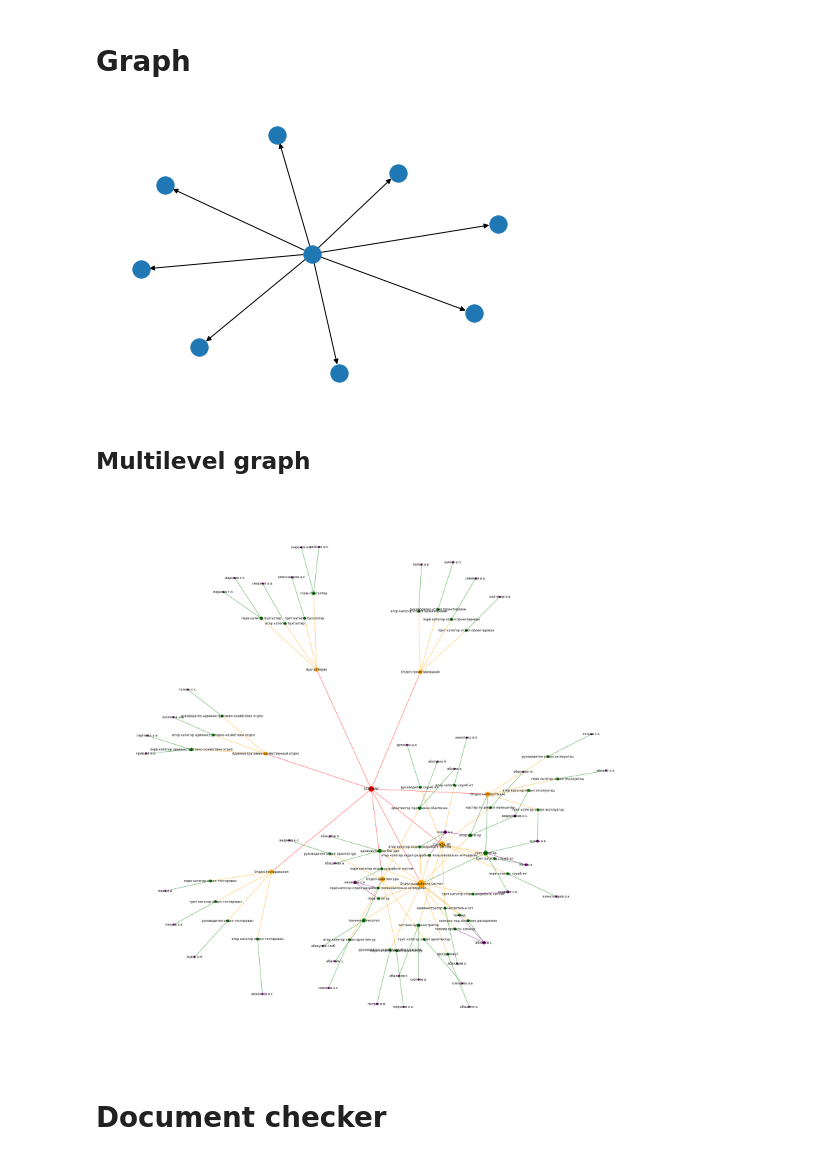
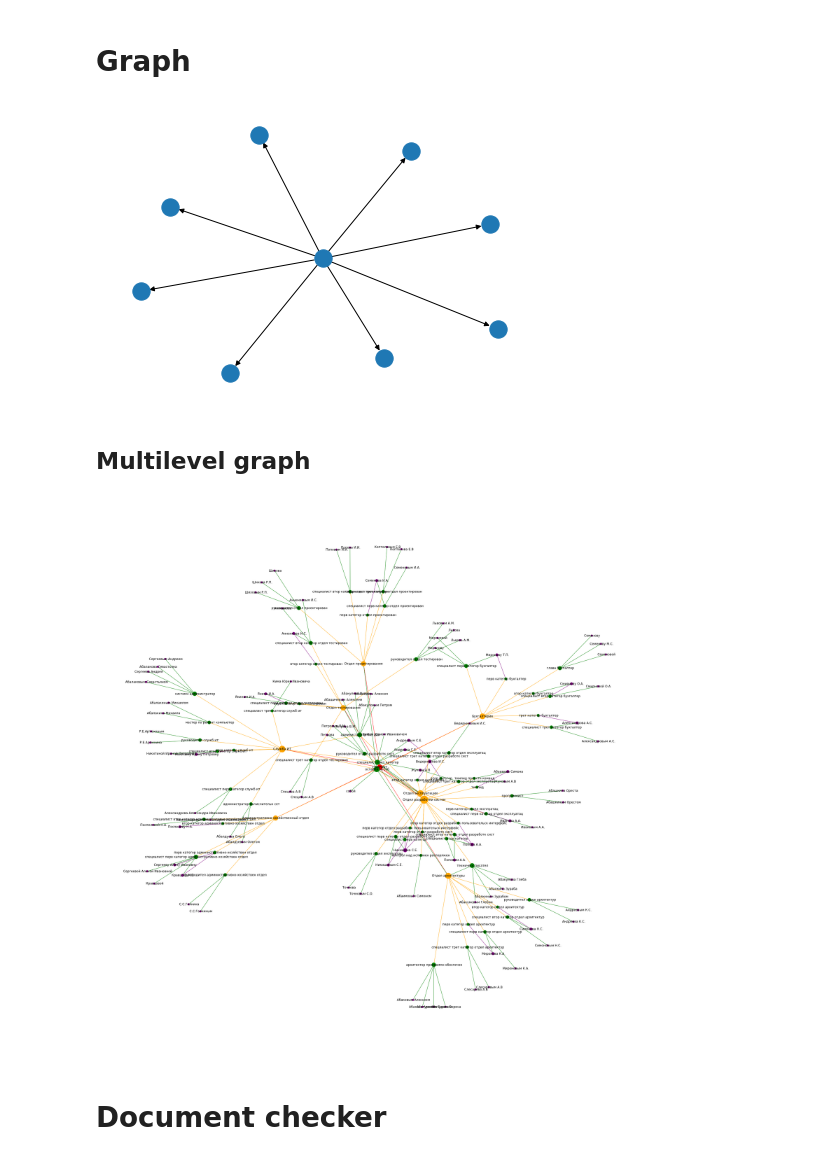
Before and after one commit to Somertonman/hackathon_2023, a Jupyter notebook: graph_org.ipynb, the cells around one changed output. Drawn from its saved outputs; the diff is of its cells as text; code cells hidden in the pictures.

Commit message:
graph updated with bigger DF

```diff
--- a/graph_org.ipynb
+++ b/graph_org.ipynb
@@ -70,8 +104,8 @@ all_parsed_graph.cs 100%[===================>]   1.62M  --.-KB/s    in 0.06s
 # %%
-df = pd.read_csv('all_parsed_graph.csv')
+df = pd.read_csv('fin_dataset.csv')
 df = df.query('name != "себя"').reset_index().drop(columns='index')
-df = df[['id', 'task_num',
-       'task_text', 'dept', 'task_responsibles_people', 'task_deadline',
-       'position', 'name', 'global_deadline', 'Tasks']]
+#df = df[['id', 'task_num',
+#       'task_text', 'dept', 'task_responsibles_people', 'task_deadline',
+#       'position', 'name', 'global_deadline', 'Tasks']]
 df.head()
 # %% [output]
@@ -276,7 +315,7 @@ for i in list(departments):
 
 nx.draw(DG)
 # %% [output]
-[figure, old version]
+[figure, new version]
 # %% [markdown]
 ## Multilevel graph
 # %%
@@ -288,7 +327,7 @@ comp_name = 'COMPANY'
 for z in list(departments):
     G.add_edge(comp_name, z)
     # iterate through the rows of the DataFrame
-    for i, row in df.iterrows():
+    for i, row in tqdm(df.iterrows(), total=len(df)):
         # add task_responsibles_groups node
         dept = row["dept"]
         G.add_node(dept, size=df["dept"].value_counts()[dept])
@@ -313,34 +352,34 @@ pos = nx.spring_layout(G) # spring layout to calculate node positions
 node_sizes = []
 for node in G.nodes():
     node_sizes.append(G.degree(node)*50)
 
 # create a list of node colors
 node_colors = []
 for node in G.nodes():
     if node in departments:
         node_colors.append("orange")
     elif node in df["position"].unique():
         node_colors.append("green")
     elif node in df["name"].unique():
         node_colors.append("purple")
     else:
         node_colors.append("red")
 
 # create a list of edge colors
 edge_colors = []
 for edge in G.edges():
     if edge[0] in departments:
         edge_colors.append("orange")
     elif edge[0] in df["position"].unique():
         edge_colors.append("green")
     elif edge[0] in df["name"].unique():
         edge_colors.append("purple")
     else:
         edge_colors.append("red")
 
 nx.draw(G, pos, with_labels=True, node_color=node_colors, node_size=node_sizes, edge_color=edge_colors)
 # %% [output]
-[figure, old version]
+[figure, new version]
 # %% [markdown]
 # Document checker
 # %%
```
Also changed, not shown: parts of 18 cells of this notebook.
